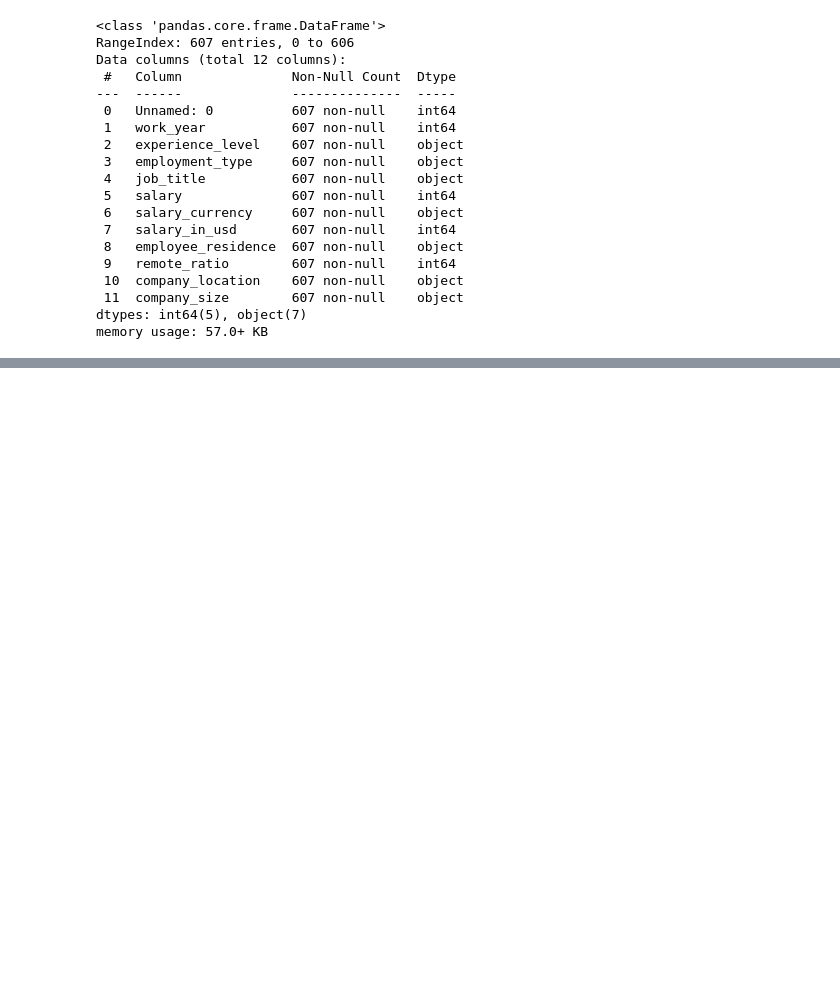
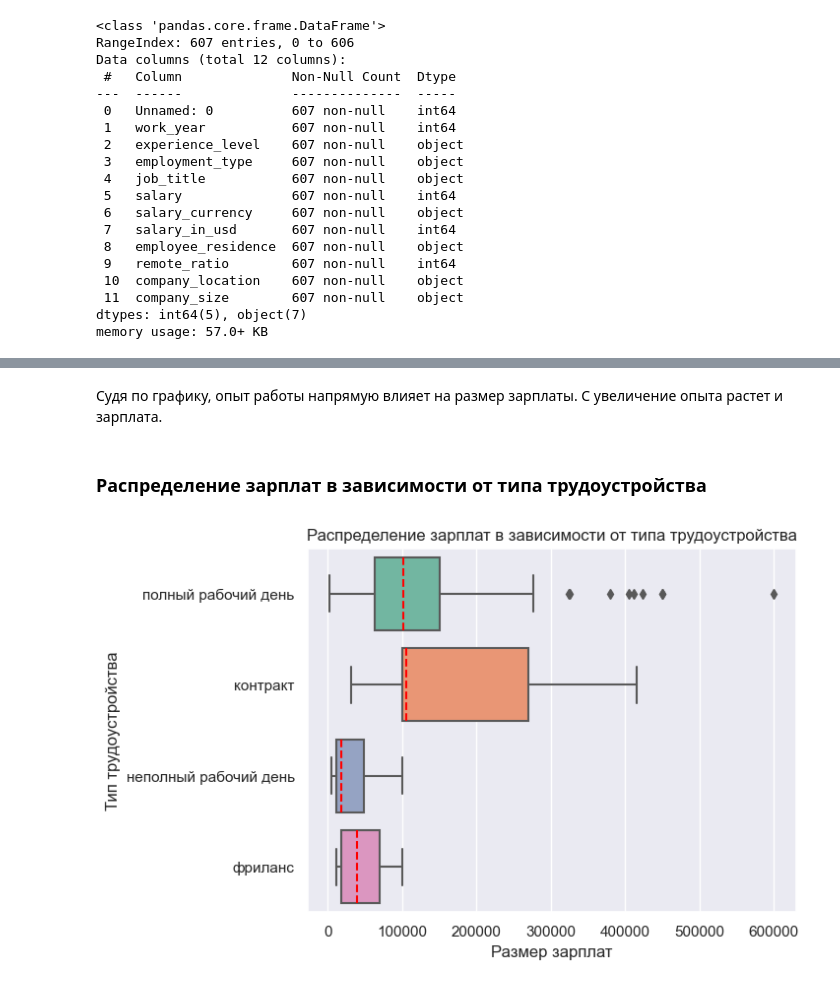
Before and after one commit to DenisBaburin/ds_school_148, a Jupyter notebook: DS_school/EDA-4_Статистические тесты/EDA-4_Статистические тесты_практика.ipynb, the cells around one changed output, grey strips where cells are left out. Cells and saved outputs as stored; diff of their text form; code cells hidden in the pictures; blank space fills up the shorter version.

```diff
--- a/DS_school/EDA-4_Статистические тесты/EDA-4_Статистические тесты_практика.ipynb
+++ b/DS_school/EDA-4_Статистические тесты/EDA-4_Статистические тесты_практика.ipynb
@@ -70,0 +275,11 @@ data[data.duplicated()]
+# %% [markdown]
+Судя по графику, опыт работы напрямую влияет на размер зарплаты. С увеличение опыта растет и зарплата.
+# %% [markdown]
+### Распределение зарплат в зависимости от типа трудоустройства
+# %%
+ax = sns.boxplot(data, x='salary_in_usd', y='employment_type', orient='h', medianprops={"color": "red", "linestyle": '--'})
+ax.set(xlabel='Размер зарплат', ylabel='Тип трудоустройства')
+plt.title('Распределение зарплат в зависимости от типа трудоустройства')
+plt.show()
+# %% [output]
+[figure, added]
```
Also changed, not shown: parts of 39 cells of this notebook.
